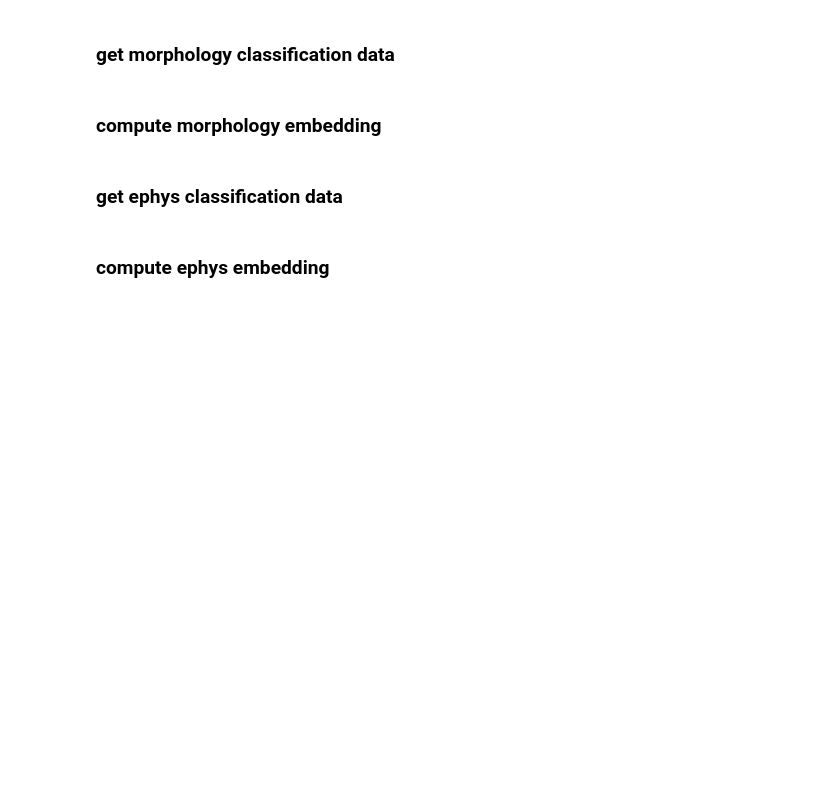
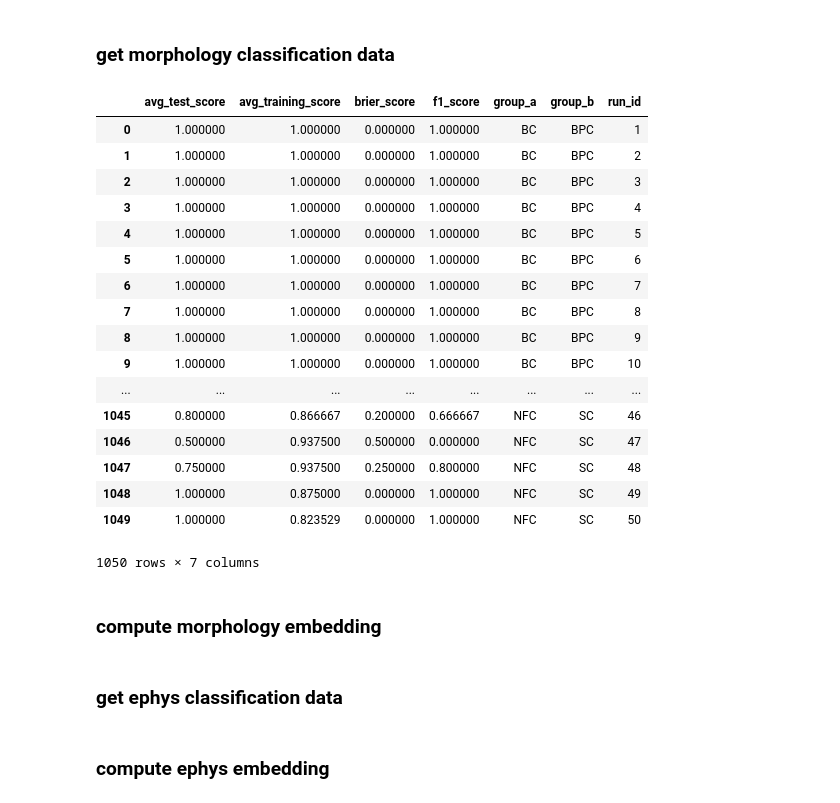
Before and after one commit to berenslab/layer4, a Jupyter notebook: morph/PAPER Figure 2.ipynb, the cells around one changed output. Drawn from its saved outputs; the diff is of its cells as text; code cells hidden in the pictures; blank space fills up the shorter version.

```diff
--- a/morph/PAPER Figure 2.ipynb
+++ b/morph/PAPER Figure 2.ipynb
@@ -44,6 +47,27 @@ r_morph[1:,1:] = r + r.T
 mask_morph = np.zeros_like(r_morph, dtype=np.bool)
 mask_morph[np.tril_indices_from(mask_morph)] = True
 mask_morph[0,:] = True
+# %%
+data_morph
+# %% [output]
+|  | avg_test_score | avg_training_score | brier_score | f1_score | group_a | group_b | run_id |
+| 0 | 1.000000 | 1.000000 | 0.000000 | 1.000000 | BC | BPC | 1 |
+| 1 | 1.000000 | 1.000000 | 0.000000 | 1.000000 | BC | BPC | 2 |
+| 2 | 1.000000 | 1.000000 | 0.000000 | 1.000000 | BC | BPC | 3 |
+| 3 | 1.000000 | 1.000000 | 0.000000 | 1.000000 | BC | BPC | 4 |
+| 4 | 1.000000 | 1.000000 | 0.000000 | 1.000000 | BC | BPC | 5 |
+| 5 | 1.000000 | 1.000000 | 0.000000 | 1.000000 | BC | BPC | 6 |
+| 6 | 1.000000 | 1.000000 | 0.000000 | 1.000000 | BC | BPC | 7 |
+| 7 | 1.000000 | 1.000000 | 0.000000 | 1.000000 | BC | BPC | 8 |
+| 8 | 1.000000 | 1.000000 | 0.000000 | 1.000000 | BC | BPC | 9 |
+| 9 | 1.000000 | 1.000000 | 0.000000 | 1.000000 | BC | BPC | 10 |
+| ... | ... | ... | ... | ... | ... | ... | ... |
+| 1045 | 0.800000 | 0.866667 | 0.200000 | 0.666667 | NFC | SC | 46 |
+| 1046 | 0.500000 | 0.937500 | 0.500000 | 0.000000 | NFC | SC | 47 |
+| 1047 | 0.750000 | 0.937500 | 0.250000 | 0.800000 | NFC | SC | 48 |
+| 1048 | 1.000000 | 0.875000 | 0.000000 | 1.000000 | NFC | SC | 49 |
+| 1049 | 1.000000 | 0.823529 | 0.000000 | 1.000000 | NFC | SC | 50 |
+1050 rows × 7 columns
 # %% [markdown]
 ### compute morphology embedding
 # %%
```
Also changed, not shown: parts of 3 cells of this notebook, 5 other files.
